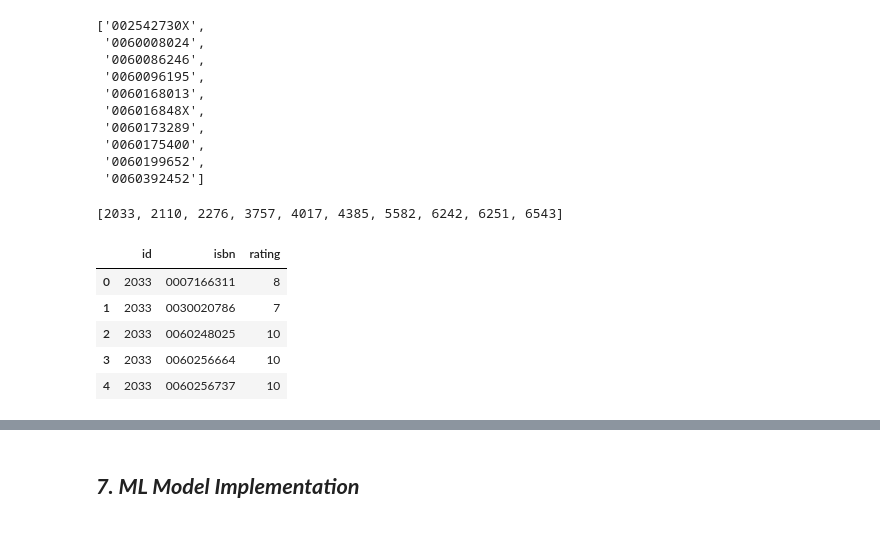
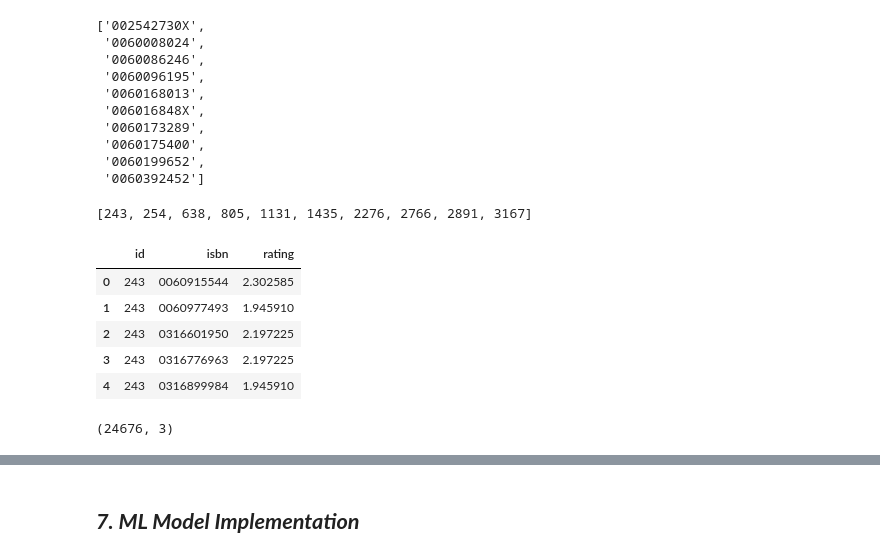
Before and after one commit to bisht-deepak/Capstone-Project-Recommendation-System, a Jupyter notebook: unsupervised-learning-book-recommendation-system.ipynb, the cells around one changed output, grey strips where cells are left out. Saved outputs shown, nothing was run; the diff lists cells and outputs as text; code cells hidden in the pictures.

```diff
--- a/unsupervised-learning-book-recommendation-system.ipynb
+++ b/unsupervised-learning-book-recommendation-system.ipynb
@@ -300,10 +358,14 @@ def rename_cols(X):
 def tweak_books_df(X):
 
     def extract_isbn_mapping(Y):
-        x= (Y.groupby(['title', 'author'], as_index= False)
-            ['isbn'].agg(list)
-            ["isbn"].tolist()
-           )
+        x= (
+            Y
+            .groupby(['title', 'author'], as_index= False)
+            ['isbn']
+            .agg(list)
+            ["isbn"]
+            .tolist()
+        )
         globals()["isbn_mapping"]= dict()
         for i in x:
             for j in i:
@@ -352,6 +414,7 @@ def tweak_books_df(X):
             ),
             publisher= lambda x: (
                 x["publisher"]
+                #rewriting "and"
                 .str.replace(r"&amp;", "and", regex= True)
                 .str.title().str.strip()
             ),
@@ -390,5 +459,19 @@ dtype: int64
 # %%
 def tweak_ratings_df(df):
+    def extract_existent_isbns(X):
+        globals()["existent_isbns"]= (
+            X
+            .groupby("isbn", as_index= False)
+            .size()
+            .merge(
+                tweaked_books_df,
+                on= "isbn", how= "left"
+            )
+            .dropna()
+            ["isbn"]
+            .tolist()
+        )
+        return X
 
     return (
         df
@@ -404,6 +487,8 @@ def tweak_ratings_df(df):
         )
         .groupby(["id", "isbn"], as_index= False)
         .agg({"rating": lambda x: np.round(np.mean(x), 0).astype("int")})
+        .pipe(extract_existent_isbns)
+        .query("isbn in @existent_isbns")
         .reset_index(drop= True)
     )
 # %%
@@ -1147,36 +1399,38 @@ most_rated_books[:10]
  '0060392452']
 # %%
 active_users= (
-    pd.merge(
-        tweaked_ratings_df
-        .query("isbn in @most_rated_books"),
-        user_ratings_df,
-        on= "id", how= "left"
-    )
-    .query("is_active==1")
+    tweaked_ratings_df
+    .query('isbn in @most_rated_books')
+    .groupby('id', as_index= False)
+    .size()
+    .query('size>= 10')
     ["id"]
     .unique()
     .tolist()
-#     .value_counts()
 )
 active_users[:10]
 # %% [output]
-[2033, 2110, 2276, 3757, 4017, 4385, 5582, 6242, 6251, 6543]
+[243, 254, 638, 805, 1131, 1435, 2276, 2766, 2891, 3167]
 # %%
 id_isbn_df= (
-    pd.merge(
-        tweaked_ratings_df, user_ratings_df,
-        how= "left", on= "id"
-    )
+    tweaked_ratings_df
+    .query("isbn in @most_rated_books")
     .query("id in @active_users")
     [["id", "isbn", "rating"]]
     .reset_index(drop= True)
+    .assign(
+        rating= lambda x: np.log(x["rating"])
+    )
 )
 id_isbn_df.head()
 # %% [output]
 |  | id | isbn | rating |
-| 0 | 2033 | 0007166311 | 8 |
-| 1 | 2033 | 0030020786 | 7 |
-| 2 | 2033 | 0060248025 | 10 |
-| 3 | 2033 | 0060256664 | 10 |
-| 4 | 2033 | 0060256737 | 10 |
+| 0 | 243 | 0060915544 | 2.302585 |
+| 1 | 243 | 0060977493 | 1.945910 |
+| 2 | 243 | 0316601950 | 2.197225 |
+| 3 | 243 | 0316776963 | 2.197225 |
+| 4 | 243 | 0316899984 | 1.945910 |
+# %%
+id_isbn_df.shape
+# %% [output]
+(24676, 3)
```
Also changed, not shown: parts of 84 cells of this notebook.
